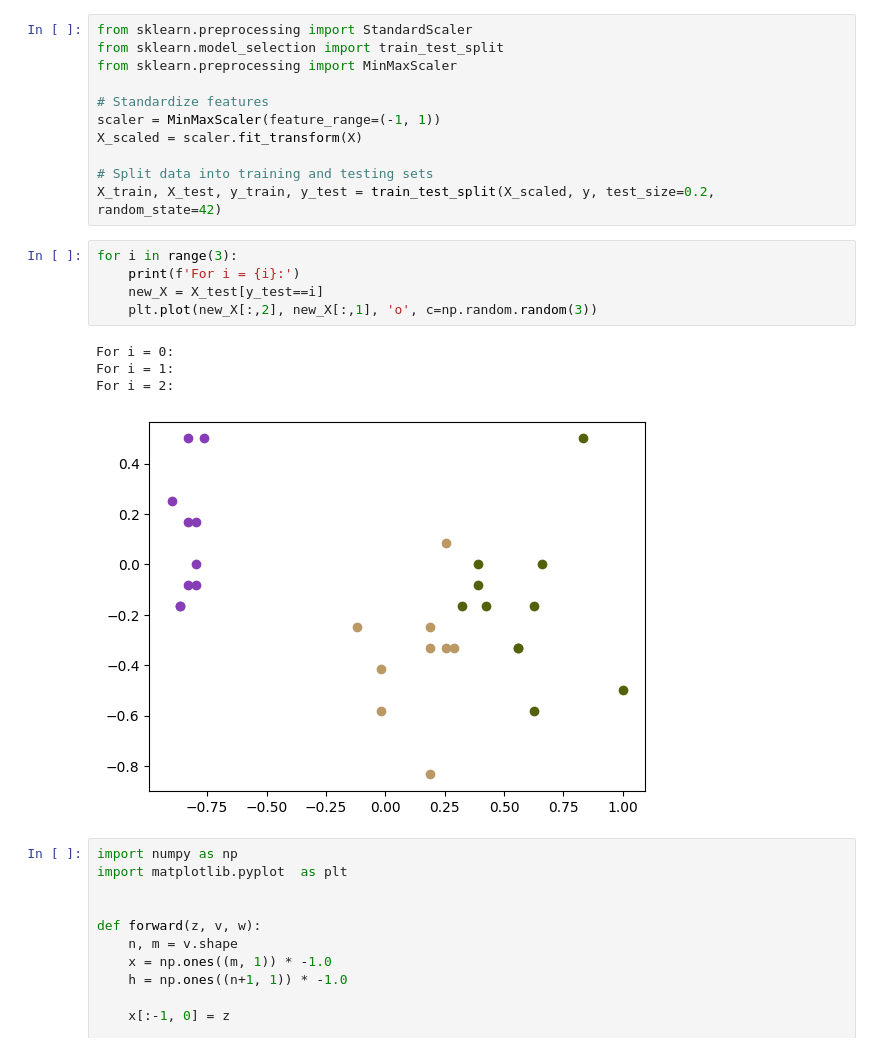
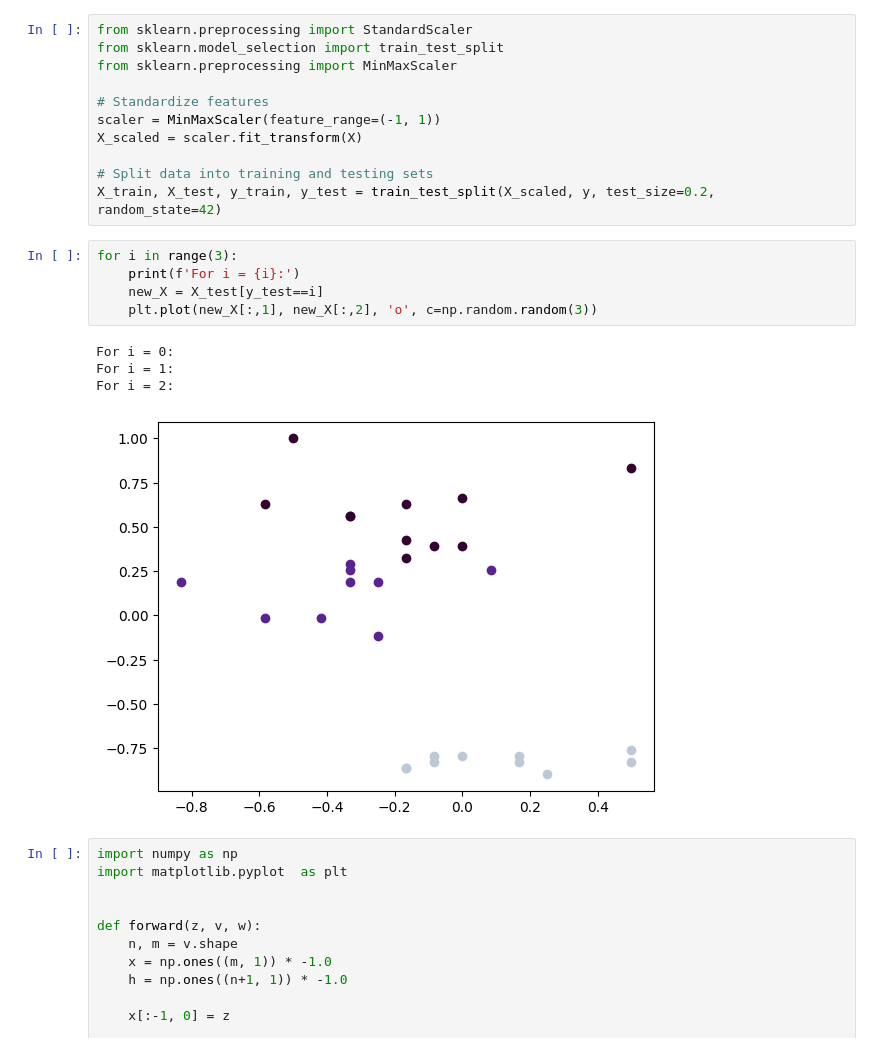
Before and after one commit to gtoscano/JupyterNLP, a Jupyter notebook: ff.ipynb, the cells around one changed output. Drawn from its saved outputs; the diff is of its cells as text.

```diff
--- a/ff.ipynb
+++ b/ff.ipynb
@@ -24,13 +27,13 @@ X_train, X_test, y_train, y_test = train_test_split(X_scaled, y, test_size=0.2,
 # %%
 for i in range(3):
     print(f'For i = {i}:')
     new_X = X_test[y_test==i]
-    plt.plot(new_X[:,2], new_X[:,1], 'o', c=np.random.random(3))
+    plt.plot(new_X[:,1], new_X[:,2], 'o', c=np.random.random(3))
 # %% [output]
 For i = 0:
 For i = 1:
 For i = 2:
-[figure, old version]
+[figure, new version]
 # %%
 import numpy as np
 import matplotlib.pyplot  as plt
```
Also changed, not shown: parts of 1 cell of this notebook, 4 other files.
